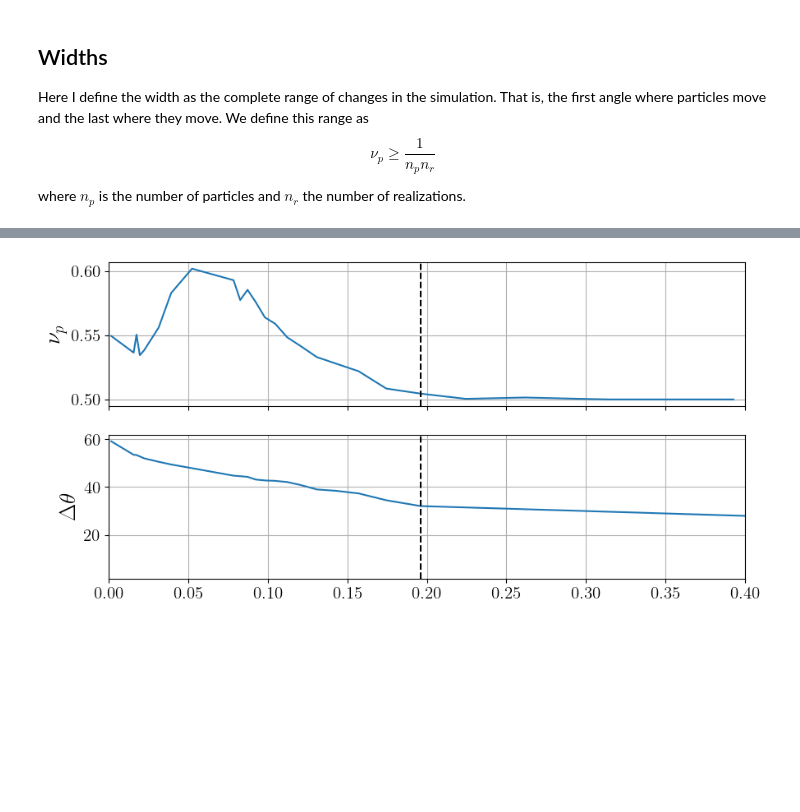
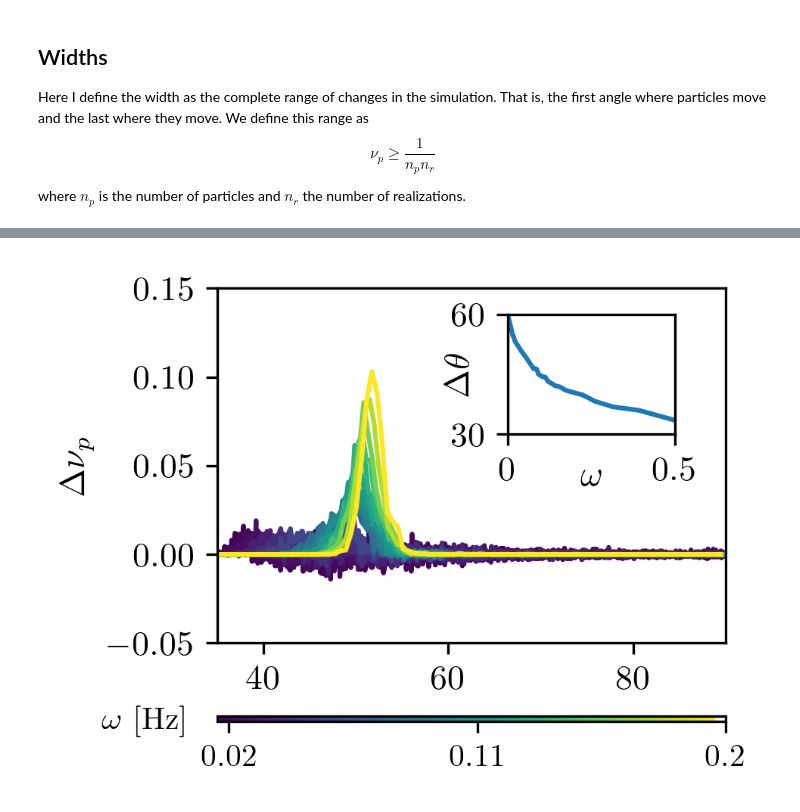
Before and after one commit to leogabac/reentrancy, a Jupyter notebook: src/notebooks/figure4.ipynb, the cells around one changed output, grey strips where cells are left out. Drawn from its saved outputs; the diff is of its cells as text; code cells hidden in the pictures; blank space fills up the shorter version.

```diff
--- a/src/notebooks/figure4.ipynb
+++ b/src/notebooks/figure4.ipynb
@@ -341,22 +399,57 @@ def on_pick(event):
-# %%
-fig, axes = plt.subplots(2,1,figsize=(10,5))
-
-ax = axes[0]
-ax.plot(counts_last.omega, counts_last.fractions)
-ax.set_ylabel('$\\nu_p$')
-ax.axvline(x=0.1963, color='k', linestyle='--')
-ax.set_xlim(0,0.4)
-ax.set_xticklabels([])
-ax.grid()
-
-ax = axes[1]
-ax.plot(omegas,dth)
-ax.set_ylabel('$\\Delta \\theta$')
-ax.set_xlim(0,0.4)
-ax.axvline(x=0.1963, color='k', linestyle='--')
-ax.grid()
-
-
-plt.show()
-# %% [output]
-[figure, removed]
+# %%
+fig, ax = plt.subplots(figsize=(3.2,2.3),dpi=300)
+
+# ==========================================================================================================
+# MAIN PLOT
+# ==========================================================================================================
+
+for w, dfw in averaged.groupby('omega'):
+    if w in ws:
+        theta = (dfw.omega * dfw.t) * 180/np.pi
+        ax.plot(theta[1:],(np.diff(dfw.fractions)) , color=cmap(norm(w)))
+ax.set_xlim(35,90)
+ax.set_ylim(-0.05,0.15)
+ax.set_ylabel('$\\Delta \\nu_p$')
+
+# ==========================================================================================================
+# INSET
+# ==========================================================================================================
+
+axins = fig.add_axes([0.6, 0.6, 0.23, 0.23])
+axins.plot(omegas,dth)
+axins.set_xlabel('$\\omega$',labelpad=-8)
+axins.set_ylabel('$\\Delta \\theta$',labelpad=-8)
+axins.set_xlim(0,0.5)
+axins.set_ylim(30,60)
+
+axins.set_xticks([0,0.5])
+axins.set_xticklabels([0,0.5])
+
+axins.set_yticks([30,60])
+axins.set_yticklabels([30,60])
+
+# ==========================================================================================================
+# COLORBAR
+# ==========================================================================================================
+
+fig.subplots_adjust(bottom=0.2)  # Adjust the bottom space to make room for the colorbar
+fig.subplots_adjust(left=0.2)  # Adjust the bottom space to make room for the shared axis label
+
+cbar_ax = fig.add_axes([0.2, 0.05, 0.7, 0.01])  # [left, bottom, width, height]
+sm = plt.cm.ScalarMappable(cmap=cmap, norm=norm)
+sm.set_array([])  # Set an empty array to the ScalarMappable
+
+cbar = fig.colorbar(sm, cax=cbar_ax, orientation='horizontal')
+#cbar.set_label(label='$\\omega$ [Hz]', fontsize=10)
+cbar.ax.tick_params(labelsize=10)
+
+custom_ticks = np.round(np.array([min(ws), (min(ws)+max(ws)/2) ,max(ws)]),2)
+cbar.set_ticks(custom_ticks)
+cbar.set_ticklabels(custom_ticks)
+
+fig.text(0.1, 0.05, '$\\omega$ [Hz]', fontsize=10, ha='center', va='center')
+
+
+plt.show()
+# %% [output]
+[figure, added]
```
Also changed, not shown: parts of 4 cells of this notebook, 1 other file.
